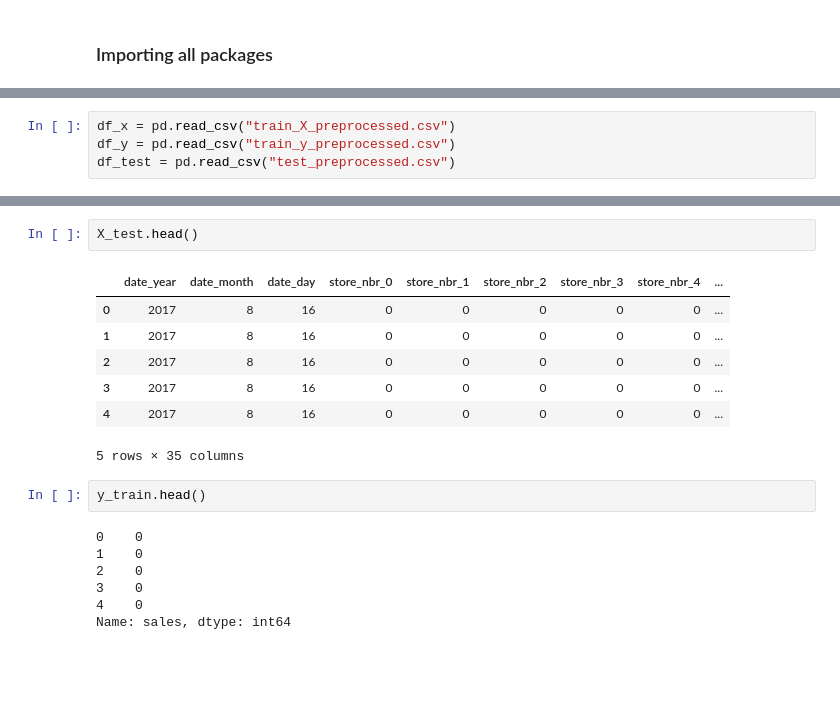
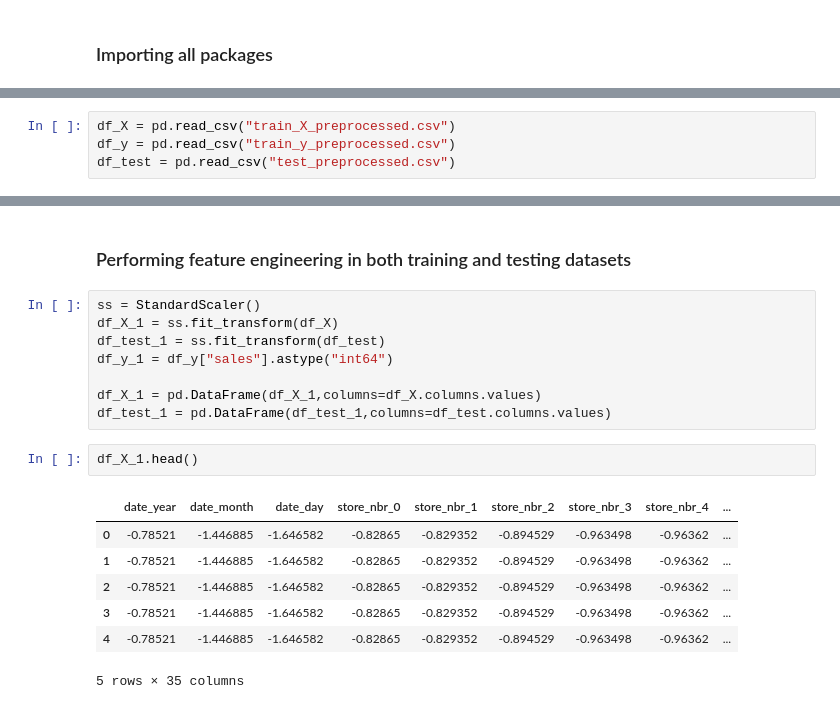
Before and after one commit to amith-vardhan99/kaggle, a Jupyter notebook: Store Sales - Time Series Forecasting/machlearn.ipynb, the cells around one changed output, grey strips where cells are left out. Saved outputs shown, nothing was run; the diff lists cells and outputs as text; blank space fills up the shorter version.

```diff
--- a/Store Sales - Time Series Forecasting/machlearn.ipynb
+++ b/Store Sales - Time Series Forecasting/machlearn.ipynb
@@ -24,5 +25,5 @@ from sklearn.cluster import *
 # %%
-df_x = pd.read_csv("train_X_preprocessed.csv")
+df_X = pd.read_csv("train_X_preprocessed.csv")
 df_y = pd.read_csv("train_y_preprocessed.csv")
 df_test = pd.read_csv("test_preprocessed.csv")
 # %%
@@ -192,19 +111,20 @@ X_train.head()
-# %%
-X_test.head()
-# %% [output]
-|  | date_year | date_month | date_day | store_nbr_0 | store_nbr_1 | store_nbr_2 | store_nbr_3 | store_nbr_4 | ... |
-| 0 | 2017 | 8 | 16 | 0 | 0 | 0 | 0 | 0 | ... |
-| 1 | 2017 | 8 | 16 | 0 | 0 | 0 | 0 | 0 | ... |
-| 2 | 2017 | 8 | 16 | 0 | 0 | 0 | 0 | 0 | ... |
-| 3 | 2017 | 8 | 16 | 0 | 0 | 0 | 0 | 0 | ... |
-| 4 | 2017 | 8 | 16 | 0 | 0 | 0 | 0 | 0 | ... |
-5 rows × 35 columns
-# %%
-y_train.head()
-# %% [output]
-0    0
-1    0
-2    0
-3    0
-4    0
-Name: sales, dtype: int64
+# %% [markdown]
+### Performing feature engineering in both training and testing datasets
+# %%
+ss = StandardScaler()
+df_X_1 = ss.fit_transform(df_X)
+df_test_1 = ss.fit_transform(df_test)
+df_y_1 = df_y["sales"].astype("int64")
+
+df_X_1 = pd.DataFrame(df_X_1,columns=df_X.columns.values)
+df_test_1 = pd.DataFrame(df_test_1,columns=df_test.columns.values)
+# %%
+df_X_1.head()
+# %% [output]
+|  | date_year | date_month | date_day | store_nbr_0 | store_nbr_1 | store_nbr_2 | store_nbr_3 | store_nbr_4 | ... |
+| 0 | -0.78521 | -1.446885 | -1.646582 | -0.82865 | -0.829352 | -0.894529 | -0.963498 | -0.96362 | ... |
+| 1 | -0.78521 | -1.446885 | -1.646582 | -0.82865 | -0.829352 | -0.894529 | -0.963498 | -0.96362 | ... |
+| 2 | -0.78521 | -1.446885 | -1.646582 | -0.82865 | -0.829352 | -0.894529 | -0.963498 | -0.96362 | ... |
+| 3 | -0.78521 | -1.446885 | -1.646582 | -0.82865 | -0.829352 | -0.894529 | -0.963498 | -0.96362 | ... |
+| 4 | -0.78521 | -1.446885 | -1.646582 | -0.82865 | -0.829352 | -0.894529 | -0.963498 | -0.96362 | ... |
+5 rows × 35 columns
```
Also changed, not shown: parts of 25 cells of this notebook.
